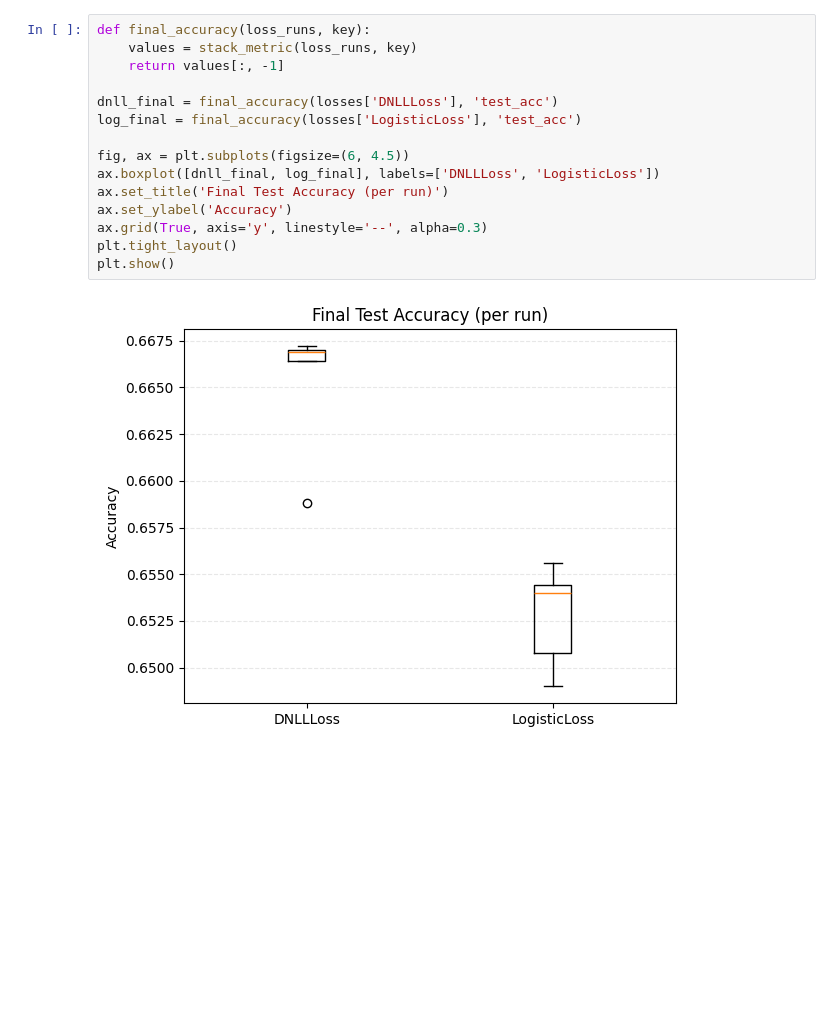
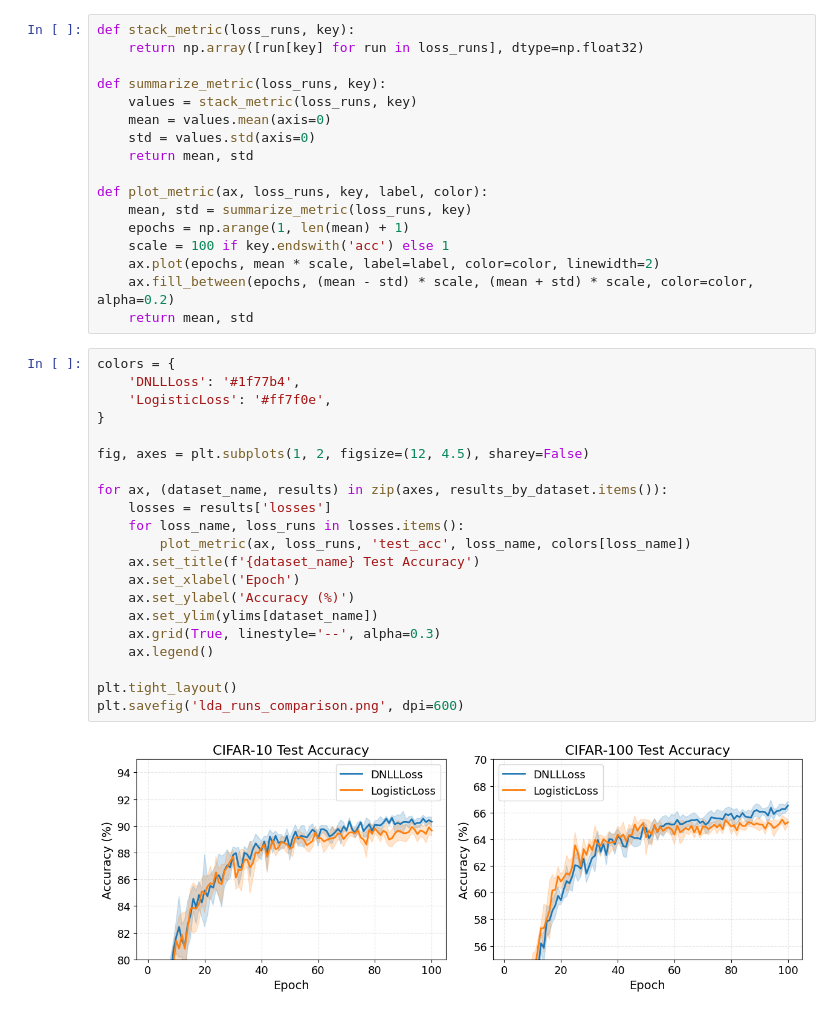
Before and after one commit to zh3nis/logistic-loss, a Jupyter notebook: results/visualize_lda_runs.ipynb, the cells around one changed output. Saved outputs shown, nothing was run; the diff lists cells and outputs as text; blank space fills up the shorter version.

```diff
--- a/results/visualize_lda_runs.ipynb
+++ b/results/visualize_lda_runs.ipynb
@@ -73,17 +59,40 @@ plt.show()
-# %%
-def final_accuracy(loss_runs, key):
-    values = stack_metric(loss_runs, key)
-    return values[:, -1]
-
-dnll_final = final_accuracy(losses['DNLLLoss'], 'test_acc')
-log_final = final_accuracy(losses['LogisticLoss'], 'test_acc')
-
-fig, ax = plt.subplots(figsize=(6, 4.5))
-ax.boxplot([dnll_final, log_final], labels=['DNLLLoss', 'LogisticLoss'])
-ax.set_title('Final Test Accuracy (per run)')
-ax.set_ylabel('Accuracy')
-ax.grid(True, axis='y', linestyle='--', alpha=0.3)
-plt.tight_layout()
-plt.show()
-# %% [output]
-[figure, removed]
+# %%
+def stack_metric(loss_runs, key):
+    return np.array([run[key] for run in loss_runs], dtype=np.float32)
+
+def summarize_metric(loss_runs, key):
+    values = stack_metric(loss_runs, key)
+    mean = values.mean(axis=0)
+    std = values.std(axis=0)
+    return mean, std
+
+def plot_metric(ax, loss_runs, key, label, color):
+    mean, std = summarize_metric(loss_runs, key)
+    epochs = np.arange(1, len(mean) + 1)
+    scale = 100 if key.endswith('acc') else 1
+    ax.plot(epochs, mean * scale, label=label, color=color, linewidth=2)
+    ax.fill_between(epochs, (mean - std) * scale, (mean + std) * scale, color=color, alpha=0.2)
+    return mean, std
+# %%
+colors = {
+    'DNLLLoss': '#1f77b4',
+    'LogisticLoss': '#ff7f0e',
+}
+
+fig, axes = plt.subplots(1, 2, figsize=(12, 4.5), sharey=False)
+
+for ax, (dataset_name, results) in zip(axes, results_by_dataset.items()):
+    losses = results['losses']
+    for loss_name, loss_runs in losses.items():
+        plot_metric(ax, loss_runs, 'test_acc', loss_name, colors[loss_name])
+    ax.set_title(f'{dataset_name} Test Accuracy')
+    ax.set_xlabel('Epoch')
+    ax.set_ylabel('Accuracy (%)')
+    ax.set_ylim(ylims[dataset_name])
+    ax.grid(True, linestyle='--', alpha=0.3)
+    ax.legend()
+
+plt.tight_layout()
+plt.savefig('lda_runs_comparison.png', dpi=600)
+# %% [output]
+[figure, added]
```
Also changed, not shown: parts of 7 cells of this notebook, 7 other files.
